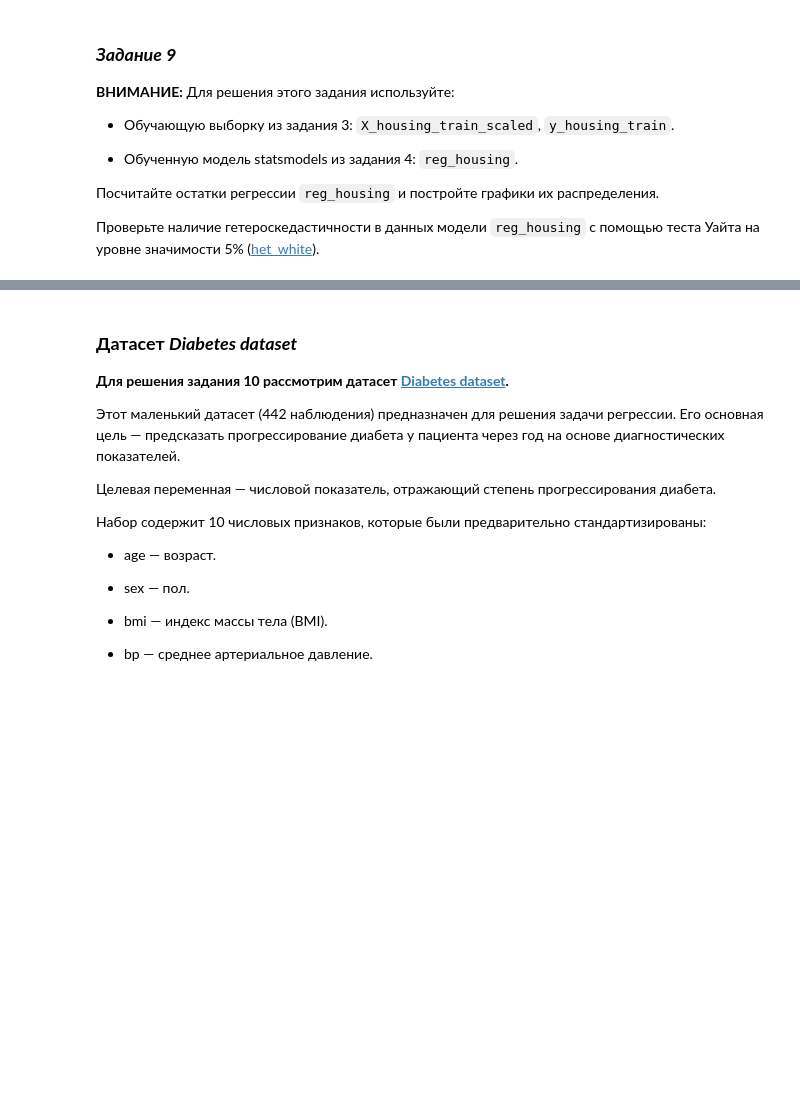
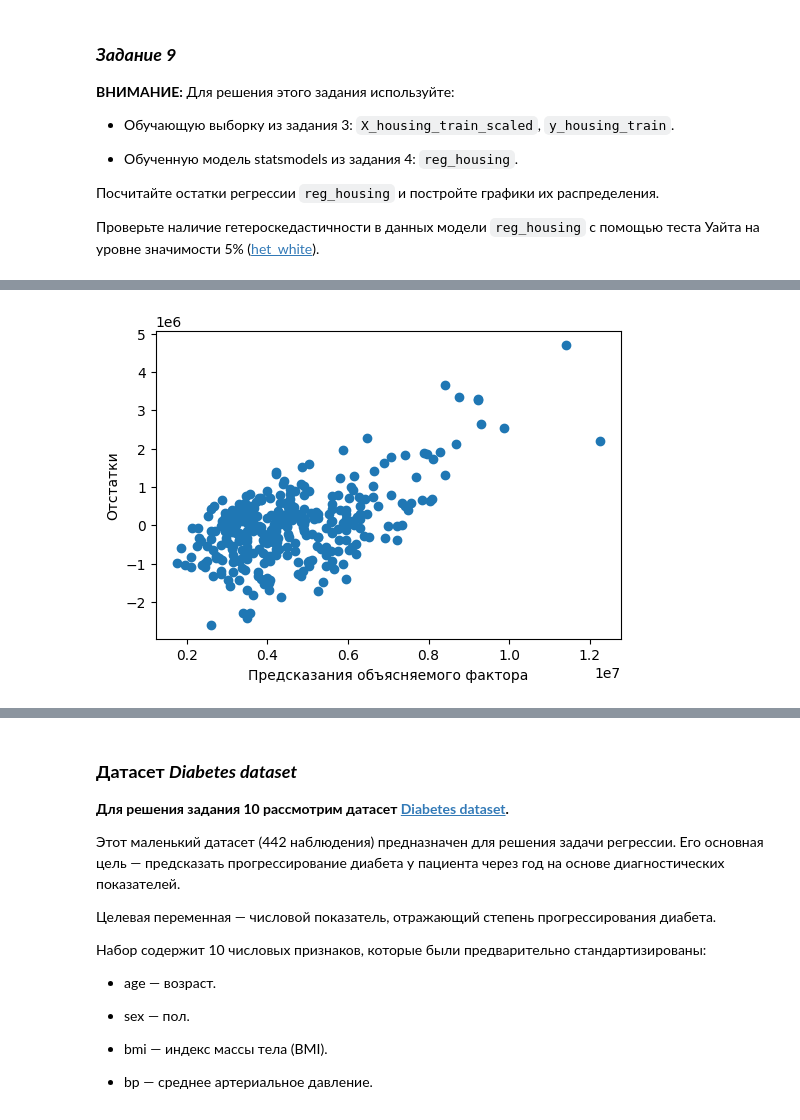
Before and after one commit to ml2me/study, a Jupyter notebook: classic_ML/1/01.Задание.ipynb, the cells around one changed output, grey strips where cells are left out. Saved outputs shown, nothing was run; the diff lists cells and outputs as text; code cells hidden in the pictures; blank space fills up the shorter version.

```diff
--- a/classic_ML/1/01.Задание.ipynb
+++ b/classic_ML/1/01.Задание.ipynb
@@ -1395,7 +1444,7 @@ reg_housing_extended = ...
 # %%
 # Посчитайте остатки регрессии reg_housing
 
-reg_housing_res = ...
+reg_housing_res = reg_housing.resid
 # %%
 # Постройте график распределения остатков регрессии
 
@@ -1405,14 +1457,16 @@ reg_housing_res.hist(bins=50)
 # %%
 # Постройте график распределения остатков reg_housing в зависимости от предсказанных значений (fitted values)
 
 plt.figure(figsize=(6, 4))
 plt.xlabel('Предсказания объясняемого фактора')
 plt.ylabel('Отстатки')
 plt.scatter(
-    x=...,
+    x=y_housing_train,
     y=reg_housing_res
 )
 plt.show()
+# %% [output]
+[figure, added]
 # %%
 # Выполните тест Уайта
 
```
Also changed, not shown: parts of 9 cells of this notebook.
